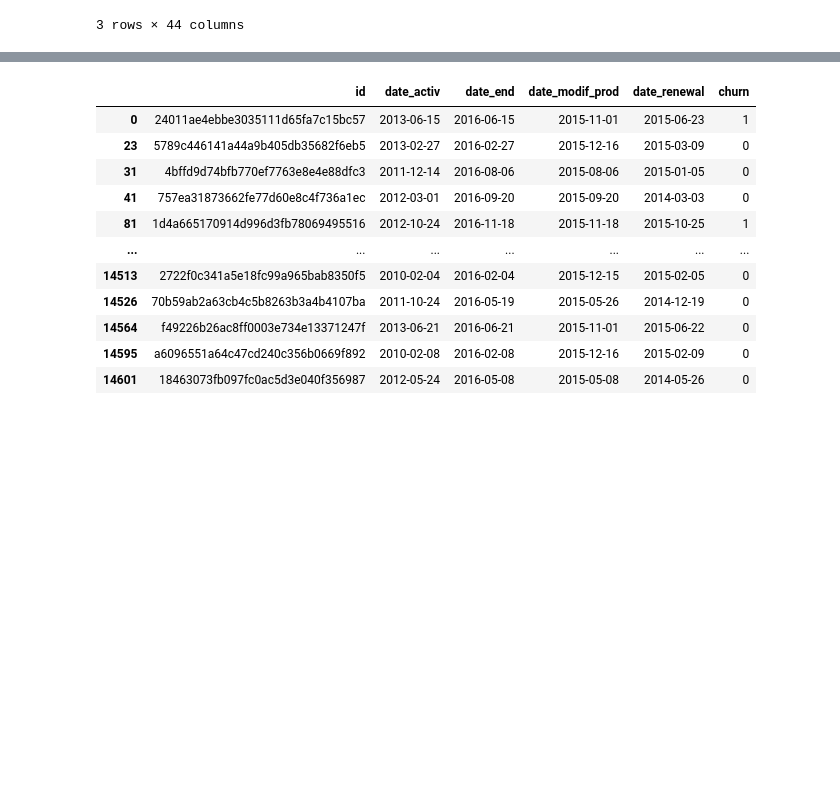
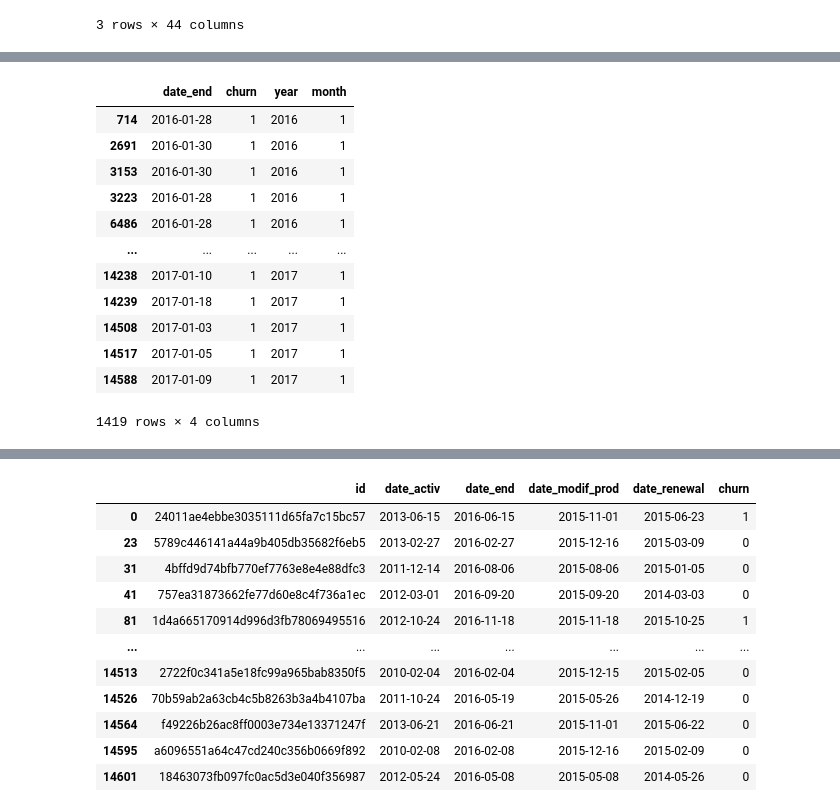
Before and after one commit to wangyf99/BCG-Data-Science-Project, a Jupyter notebook: Task 3 - feature_engineering.ipynb, the cells around one changed output, grey strips where cells are left out. Cells and saved outputs as stored; diff of their text form; code cells hidden in the pictures; blank space fills up the shorter version.

```diff
--- a/Task 3 - feature_engineering.ipynb
+++ b/Task 3 - feature_engineering.ipynb
@@ -45,0 +94,16 @@ df[['date_end', 'churn']].describe()
+# %%
+churn_df.sort_values(by=['year', month'])
+# %% [output]
+|  | date_end | churn | year | month |
+| 714 | 2016-01-28 | 1 | 2016 | 1 |
+| 2691 | 2016-01-30 | 1 | 2016 | 1 |
+| 3153 | 2016-01-30 | 1 | 2016 | 1 |
+| 3223 | 2016-01-28 | 1 | 2016 | 1 |
+| 6486 | 2016-01-28 | 1 | 2016 | 1 |
+| ... | ... | ... | ... | ... |
+| 14238 | 2017-01-10 | 1 | 2017 | 1 |
+| 14239 | 2017-01-18 | 1 | 2017 | 1 |
+| 14508 | 2017-01-03 | 1 | 2017 | 1 |
+| 14517 | 2017-01-05 | 1 | 2017 | 1 |
+| 14588 | 2017-01-09 | 1 | 2017 | 1 |
+1419 rows × 4 columns
```
Also changed, not shown: parts of 8 cells of this notebook, 4 other files.
